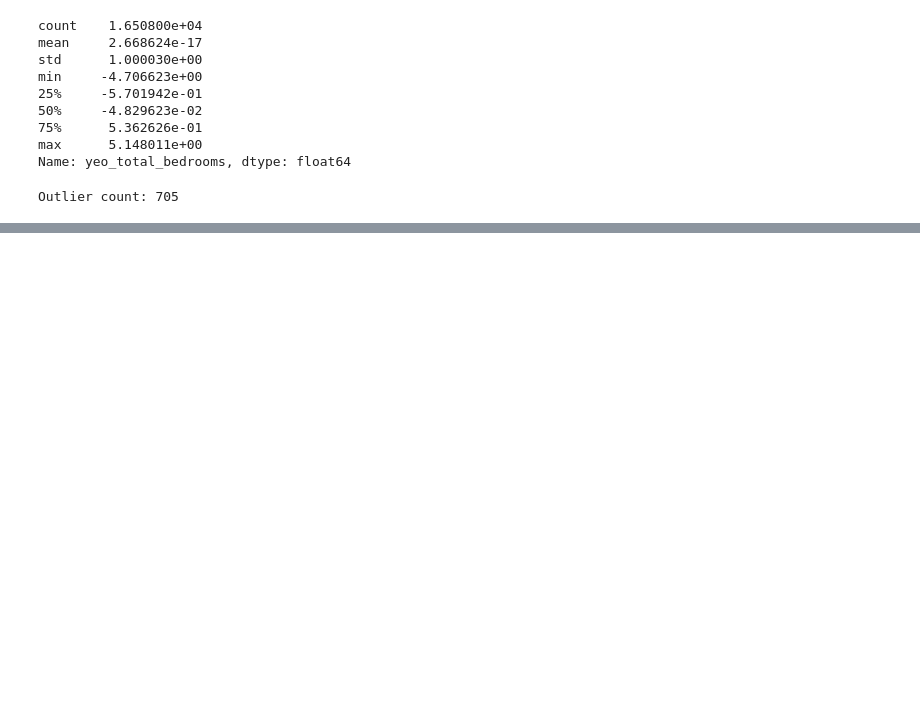
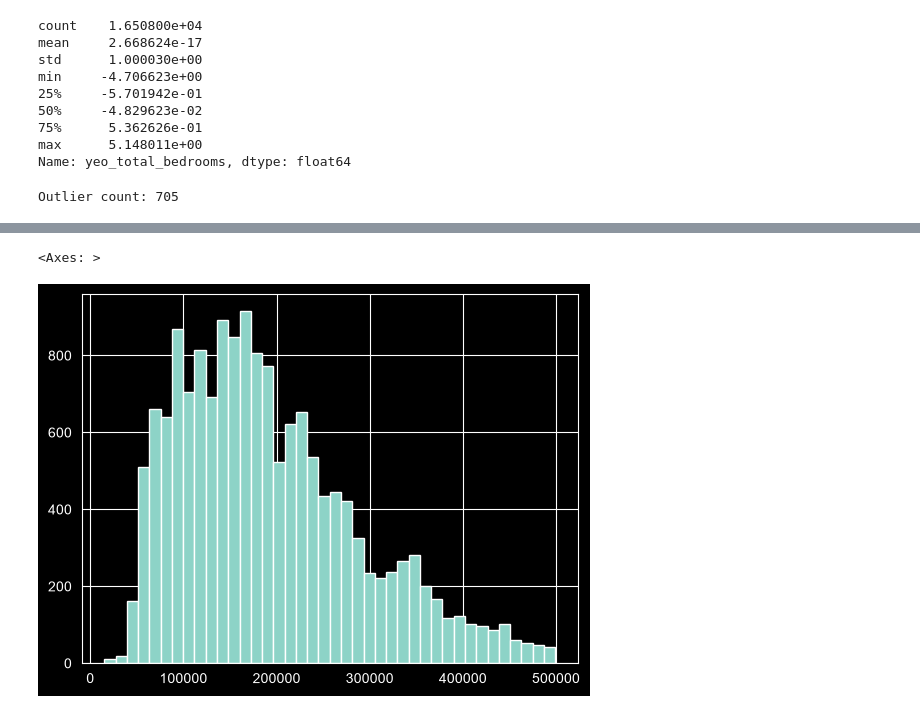
Before and after one commit to Nezzusa/HousingPredictionML, a Jupyter notebook: data Analysis.ipynb, the cells around one changed output, grey strips where cells are left out. Cells and saved outputs as stored; diff of their text form; code cells hidden in the pictures; blank space fills up the shorter version.

```diff
--- a/data Analysis.ipynb
+++ b/data Analysis.ipynb
@@ -170,0 +186,7 @@ Outlier count: 705
+# %%
+train_set = train_set[train_set['median_house_value'] < limit].copy()
+# %%
+train_set['median_house_value'].hist(bins=40)
+# %% [output]
+<Axes: >
+[figure, added]
```
Also changed, not shown: parts of 18 cells of this notebook.
